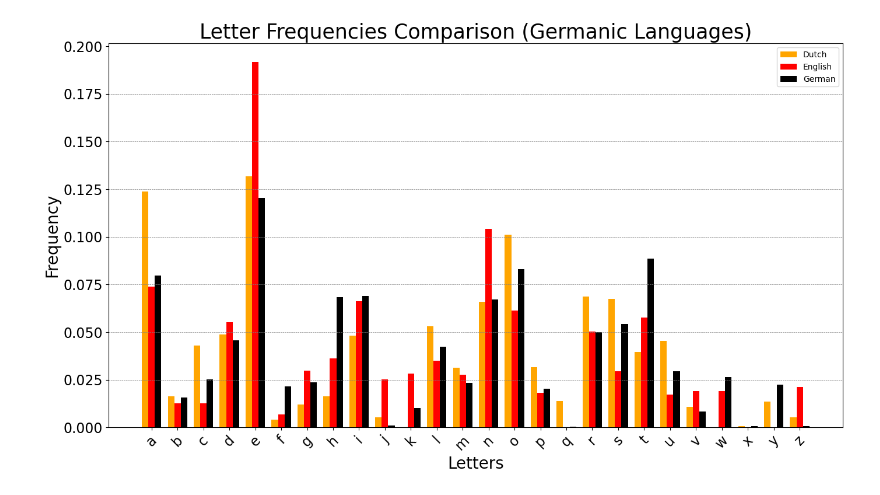
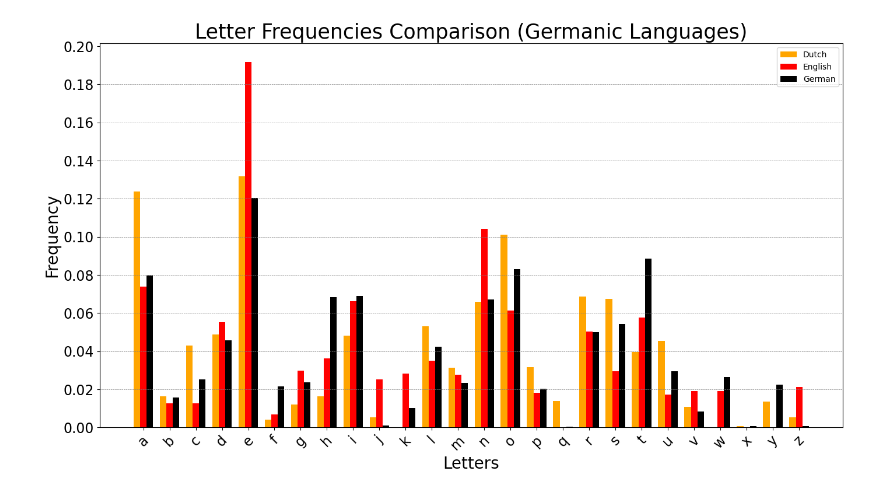
Before and after one commit to LeBonWskii/Hadoop-MapReduce-Letter-Frequency, a Jupyter notebook: Script/ComparisonPlotGermanic.ipynb, the cells around one changed output. Saved outputs shown, nothing was run; the diff lists cells and outputs as text; code cells hidden in the pictures.

Commit message:
Modificato codice per il grafico di comporazione delle lingue germaniche

```diff
--- a/Script/ComparisonPlotGermanic.ipynb
+++ b/Script/ComparisonPlotGermanic.ipynb
@@ -96,33 +96,33 @@ frequencies_dutch = [frequenze_dutch.get(letter, 0) for letter in letters]
 frequencies_english = [frequenze_english.get(letter, 0) for letter in letters]
 frequencies_german = [frequenze_german.get(letter, 0) for letter in letters]
 
 # Crea un array per le posizioni delle barre
 x = np.arange(len(letters))
 
 # Larghezza delle barre
 width = 0.25
 
 # Crea l'istogramma
 plt.figure(figsize=(14, 8))
 bars_dutch = plt.bar(x - width, frequencies_dutch, width, label='Dutch', color='orange')
 bars_english = plt.bar(x, frequencies_english, width, label='English', color='red')
 bars_german = plt.bar(x + width, frequencies_german, width, label='German', color='black')
 
 # Aggiungi le etichette e il titolo
 plt.xlabel('Letters', fontsize=20)
 plt.ylabel('Frequency', fontsize=20)
 plt.title('Letter Frequencies Comparison (Germanic Languages)', fontsize=25)
 plt.xticks(x, letters, rotation=45,fontsize=17)
-plt.yticks(fontsize=17)
+plt.yticks(np.arange(0, 0.21, 0.02),fontsize=17)
 # Aggiungi le righe orizzontali tratteggiate per le frequenze specificate
-for y in np.arange(0.025, max(max(frequencies_dutch), max(frequencies_english), max(frequencies_german)) , 0.025):
+for y in np.arange(0.02, max(max(frequencies_dutch), max(frequencies_english), max(frequencies_german)) , 0.02):
     plt.axhline(y=y, color='gray', linestyle='--', linewidth=0.5)
 
 # Aggiungi la leggenda
 plt.legend()
 
 # Mostra il grafico
 plt.tight_layout()
 plt.show()
 # %% [output]
-[figure, old version]
+[figure, new version]
```
Also changed, not shown: 1 other file.
